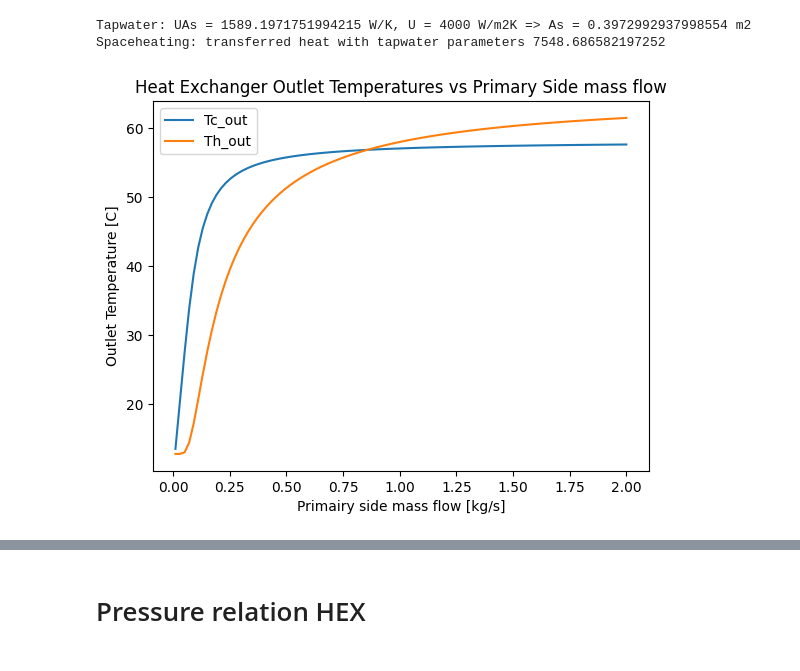
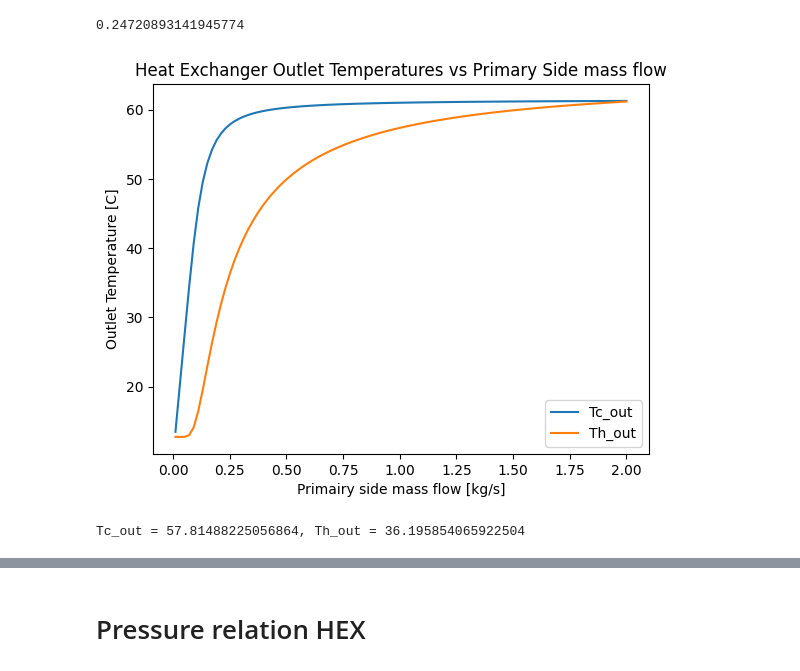
Before and after one commit to Pietervb2/thesis, a Jupyter notebook: obtain_realistic parameters.ipynb, the cells around one changed output, grey strips where cells are left out. Drawn from its saved outputs; the diff is of its cells as text; code cells hidden in the pictures.

Commit message:
change heat demand profile, removed correction factor, update network builder

```diff
--- a/obtain_realistic parameters.ipynb
+++ b/obtain_realistic parameters.ipynb
@@ -10,52 +51,12 @@ warmwater capaciteit tap: 9 l/min -> 0.15 l/s
+# %%
+# lets assume that we want a 50 K temperature difference on the secundary side. And we scale the amount of water to the max water. And we request 20 kW
+Q_demand = 50 * 4.18e3 * 20/31*0.15
+31/(30*4.18)
+# %% [output]
+0.24720893141945774
 # %%
-# Determination of Heat Exhanger parameters
-c_water = 4.18e3
-U = 4000  # Overall heat transfer coefficient [W/m2K] obtained via site https://www.engineeringtoolbox.com/heat-transfer-coefficients-exchangers-d_450.html
+def NTU_method(mflow_h,mflow_c,Th_in,Tc_in):
 
-# Qdot = U * As * F * delta_T_mean
-# For tapwater heater
-Th_in = 65
-Th_out = 35
-Tc_in = 10
-Tc_out = 60
-Qdot = 31e3 # W
-F = 0.95
-
-dTmean = (Th_in - Tc_out) - (Th_out - Tc_in) / \
-            np.log((Th_in - Tc_out)/(Th_out - Tc_in))
-
-UAs = Qdot / (dTmean * F)
-print(f'Tapwater: UAs = {UAs} W/K, U = 4000 W/m2K => As = {UAs/4000} m2')
-
-# For spaceheating, but here you assume the same power as over the tap water HEX
-Th_in = 65
-Th_out = 35
-Tc_in = 30
-Tc_out = 60
-F = 0.95
-
-delta1 = Th_in - Tc_out
-delta2 = Th_out - Tc_in
-
-if delta1 == delta2:
-    dTmean = delta1
-else:
-    dTmean = (delta1 - delta2) / \
-                np.log(delta1/delta2)
-
-Qdot = UAs * (dTmean * F)
-print(f'Spaceheating: transferred heat with tapwater parameters {Qdot}')
-
-# Higher UAs needed for tapwater requires less flow for the space heating system.
-# But now the problem is that the
-
-
-def NTU_method(mflow_h):
-
-    mflow_c = 0.15 # kg/s, max cold side flow rate
-
-    Th_in = 65
-    Tc_in = 10
     F = 0.95
 
     # Heat capacity rates
@@ -69,34 +70,49 @@ def NTU_method(mflow_h):
     NTU = (UAs) / Cmin
 
     # Effectiveness calculation for counterflow heat exchanger
     if Cr != 1:
         epsilon = (1 - np.exp(-NTU * (1 - Cr))) / (1 - Cr * np.exp(-NTU * (1 - Cr)))
     else:
         epsilon = NTU / (1 + NTU)
 
     Q = F * epsilon * Cmin * (Th_in - Tc_in)
+    # print(Q)
 
     Tc_out = Tc_in + Q / Cc
     Th_out = Th_in - Q / Ch
 
     return Tc_out, Th_out
 
 mflowh_in = np.linspace(0.01,2,100)
+mflow_c = 0.15 # kg/s
+Th_in = 65
+Tc_in = 10
+
 Tc_out_array = []
 Th_out_array = []
 for mflowh in mflowh_in:
-    Tc_out, Th_out = NTU_method(mflowh)
+    Tc_out, Th_out = NTU_method(mflowh, mflow_c, Th_in, Tc_in)
     Tc_out_array.append(Tc_out)
     Th_out_array.append(Th_out)
 
 plt.plot(mflowh_in, Tc_out_array, label='Tc_out')
 plt.plot(mflowh_in, Th_out_array, label='Th_out')
 plt.xlabel('Primairy side mass flow [kg/s]')
 plt.ylabel('Outlet Temperature [C]')
 plt.title('Heat Exchanger Outlet Temperatures vs Primary Side mass flow')
 plt.legend()
 plt.show()
 # %% [output]
-Tapwater: UAs = 1589.1971751994215 W/K, U = 4000 W/m2K => As = 0.3972992937998554 m2
-Spaceheating: transferred heat with tapwater parameters 7548.686582197252
-[figure, old version]
+[figure, new version]
+# %%
+mflow_h = 0.249
+mflow_c = 0.15
+Th_in = 65
+Tc_in = 10
+
+# UAs = 3000
+
+Tc_out, Th_out = NTU_method(mflow_h,mflow_c, Th_in, Tc_in)
+print(f'Tc_out = {Tc_out}, Th_out = {Th_out}')
+# %% [output]
+Tc_out = 57.81488225056864, Th_out = 36.195854065922504
```
Also changed, not shown: parts of 9 cells of this notebook, 7 other files.
